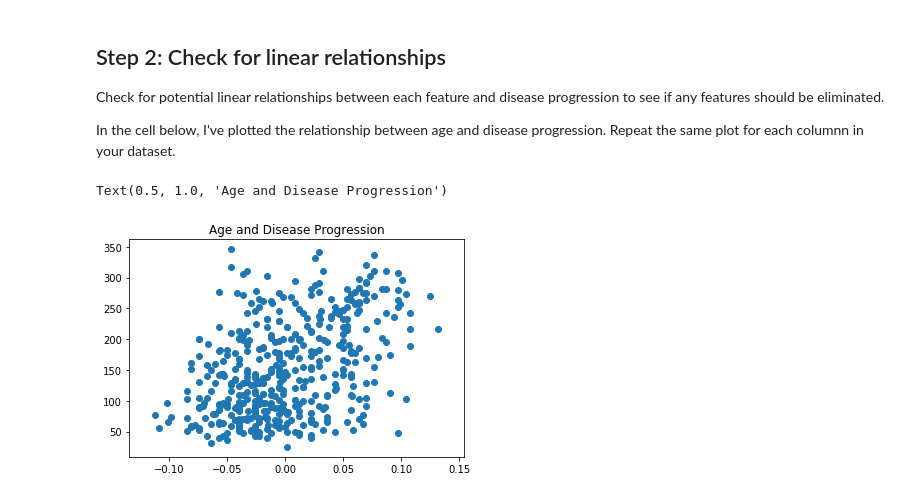
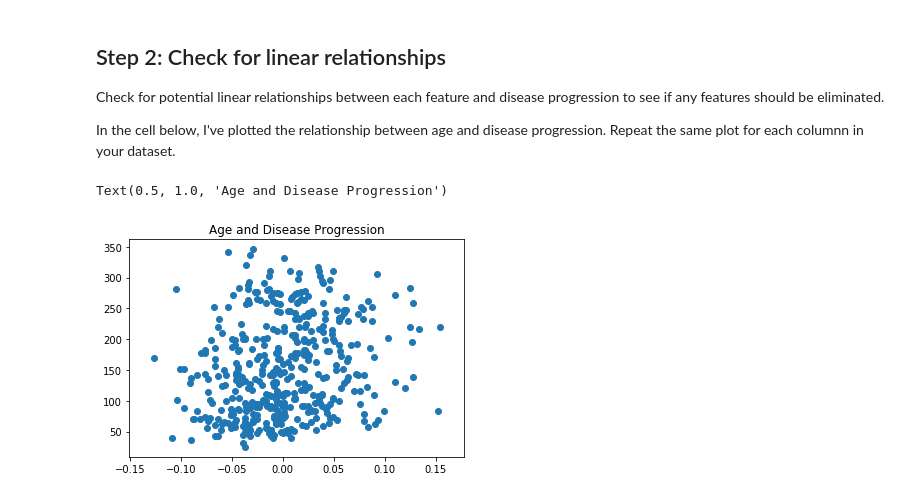
Before and after one commit to davideliason/DM4BA_Personal_Practice, a Jupyter notebook: Pandas_DataAnalysis.ipynb, the cells around one changed output. Cells and saved outputs as stored; diff of their text form; code cells hidden in the pictures.

```diff
--- a/Pandas_DataAnalysis.ipynb
+++ b/Pandas_DataAnalysis.ipynb
@@ -2574,8 +2574,8 @@ Check for potential linear relationships between each feature and disease progre
 In the cell below, I've plotted the relationship between age and disease progression. Repeat the same plot for each columnn in your dataset.
 # %%
 
-plt.scatter(df_x.bp, df_y.progression)
+plt.scatter(df_x.s1, df_y.progression)
 plt.title("Age and Disease Progression")
 # %% [output]
 Text(0.5, 1.0, 'Age and Disease Progression')
-[figure, old version]
+[figure, new version]
```
